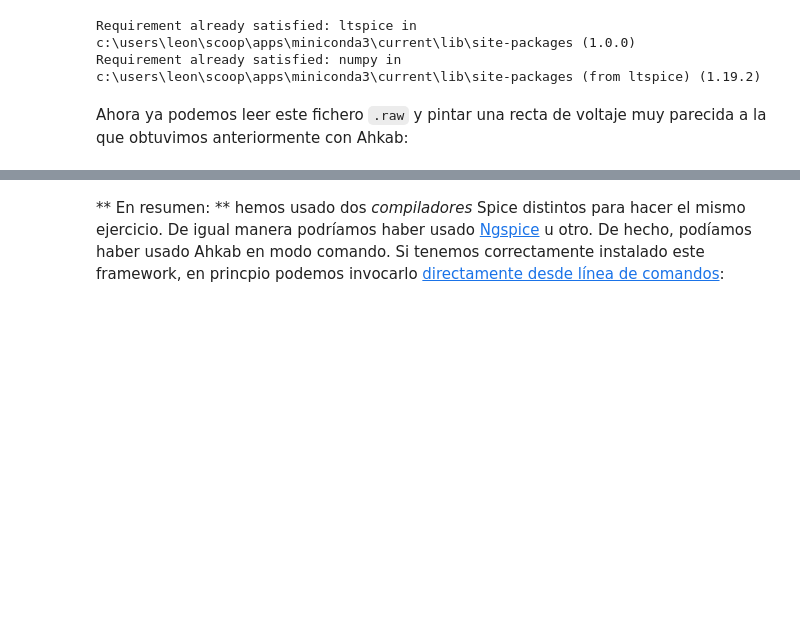
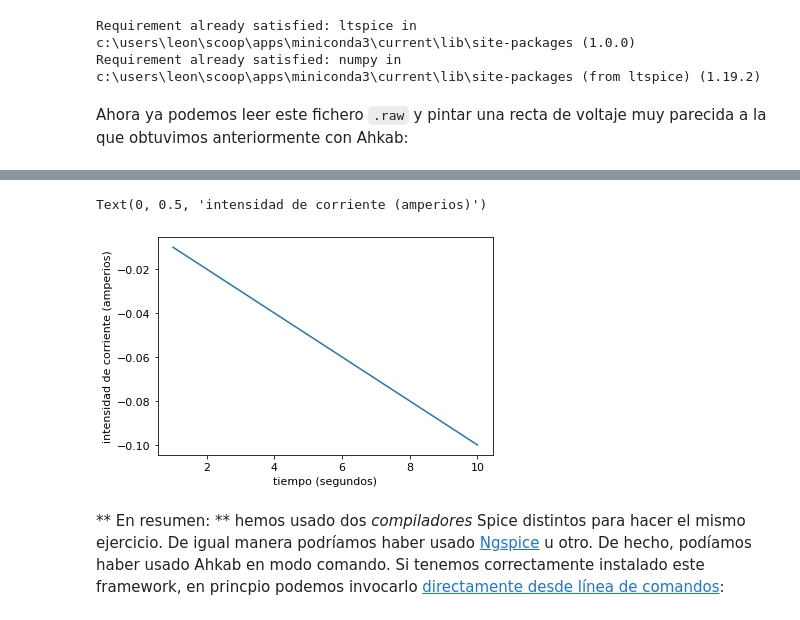
Before and after one commit to layonpower/fisica, a Jupyter notebook: spicelab.ipynb, the cells around one changed output, grey strips where cells are left out. Saved outputs shown, nothing was run; the diff lists cells and outputs as text; code cells hidden in the pictures; blank space fills up the shorter version.

```diff
--- a/spicelab.ipynb
+++ b/spicelab.ipynb
@@ -540,3 +549,10 @@ plt.plot(tiempo, voltaje)
+# %%
+plt.plot(tiempo, corriente)
+plt.xlabel('tiempo (segundos)')
+plt.ylabel('intensidad de corriente (amperios)')
+# %% [output]
+Text(0, 0.5, 'intensidad de corriente (amperios)')
+[figure, added]
 # %% [markdown]
 ** En resumen: ** hemos usado dos *compiladores* Spice distintos para hacer el mismo ejercicio. De igual manera podríamos haber usado [Ngspice](http://ngspice.sourceforge.net) u otro. De hecho, podíamos haber usado Ahkab en modo comando. Si tenemos correctamente instalado este framework, en princpio podemos invocarlo [directamente desde línea de comandos](https://ahkab.readthedocs.io/en/latest/help/Command-Line-Help.html):
 # %%
```
Also changed, not shown: parts of 31 cells of this notebook.
